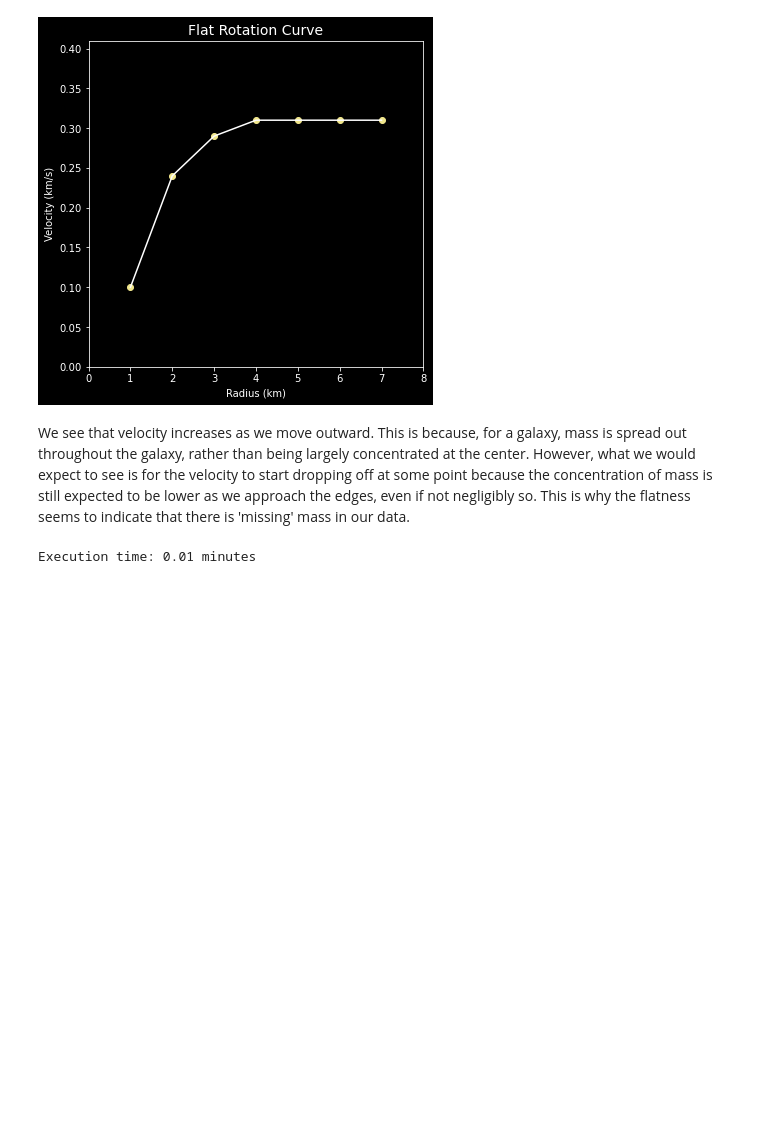
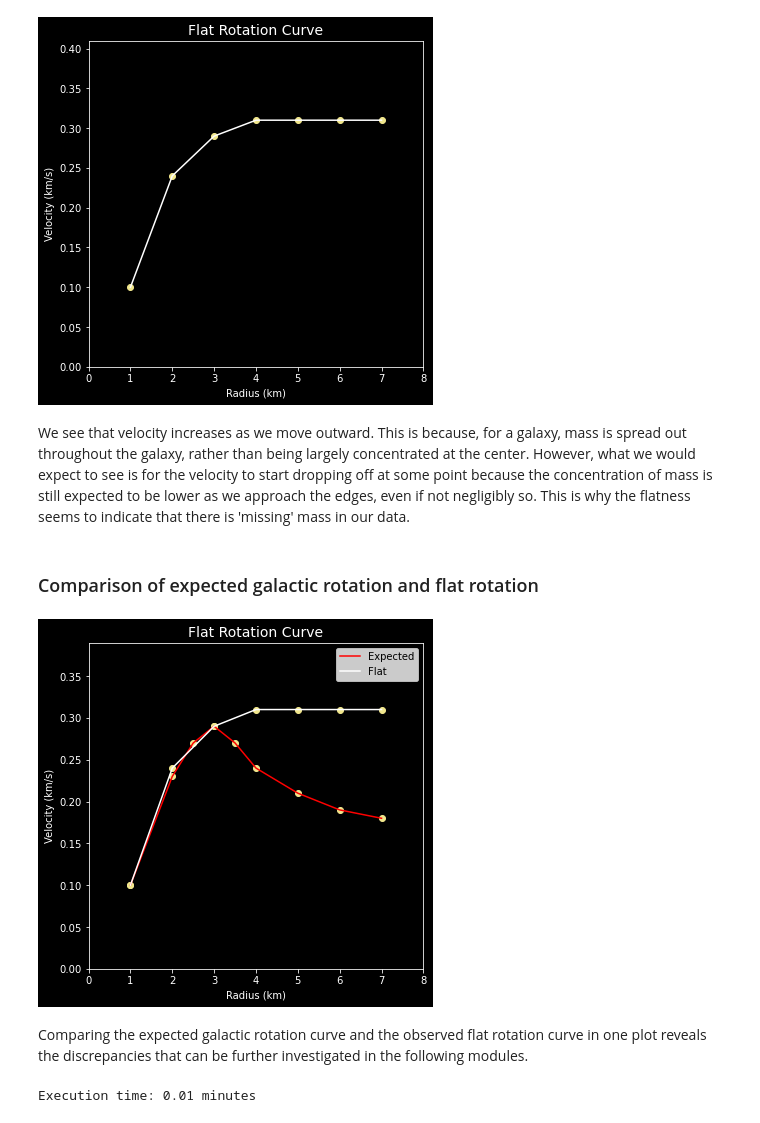
Before and after one commit to villano-lab/galactic-spin-W1, a Jupyter notebook: binder/01_DM_Rotation_Curve_Intro.ipynb, the cells around one changed output. Drawn from its saved outputs; the diff is of its cells as text; code cells hidden in the pictures; blank space fills up the shorter version.

Commit message:
[JB] added comparison of flat and expected rotation

```diff
--- a/binder/01_DM_Rotation_Curve_Intro.ipynb
+++ b/binder/01_DM_Rotation_Curve_Intro.ipynb
@@ -190,6 +190,39 @@ rc_ani.PlotRotationCurve(radiusFR,velocityFR,'Flat Rotation Curve')
 [figure]
 # %% [markdown]
 We see that velocity increases as we move outward. This is because, for a galaxy, mass is spread out throughout the galaxy, rather than being largely concentrated at the center. However, what we would expect to see is for the velocity to start dropping off at some point because the concentration of mass is still expected to be lower as we approach the edges, even if not negligibly so. This is why the flatness seems to indicate that there is 'missing' mass in our data.
+# %% [markdown]
+### Comparison of expected galactic rotation and flat rotation
+# %%
+# Plot
+fig = plt.figure(figsize=(6,6))
+ax = plt.axes()
+
+fig.patch.set_facecolor('black')
+ax.set_facecolor('black')
+ax.set_xlabel('Radius (km)',color='white')
+ax.set_ylabel('Velocity (km/s)',color='white')
+ax.spines['bottom'].set_color('white')
+ax.spines['top'].set_color('white')
+ax.spines['left'].set_color('white')
+ax.spines['right'].set_color('white')
+ax.xaxis.label.set_color('white')
+ax.yaxis.label.set_color('white')
+ax.tick_params(axis='x', colors='white')
+ax.tick_params(axis='y', colors='white')
+
+plt.title('Flat Rotation Curve',color='white',fontsize='14')
+plt.scatter(radiusEGR,velocityEGR,color='khaki')
+plt.plot(radiusEGR,velocityEGR,color='red',label='Expected')
+plt.scatter(radiusFR,velocityFR,color='khaki')
+plt.plot(radiusFR,velocityFR,color='white',label='Flat')
+plt.xlim(0,np.max(radiusEGR)+1)
+plt.ylim(0,np.max(velocityEGR)+0.1)
+plt.legend()
+plt.show()
+# %% [output]
+[figure, added]
+# %% [markdown]
+Comparing the expected galactic rotation curve and the observed flat rotation curve in one plot reveals the discrepancies that can be further investigated in the following modules.
 # %%
 #NBVAL_IGNORE_OUTPUT
 #Because the calculation time naturally varies.
```
Also changed, not shown: parts of 2 cells of this notebook, 1 other file.
